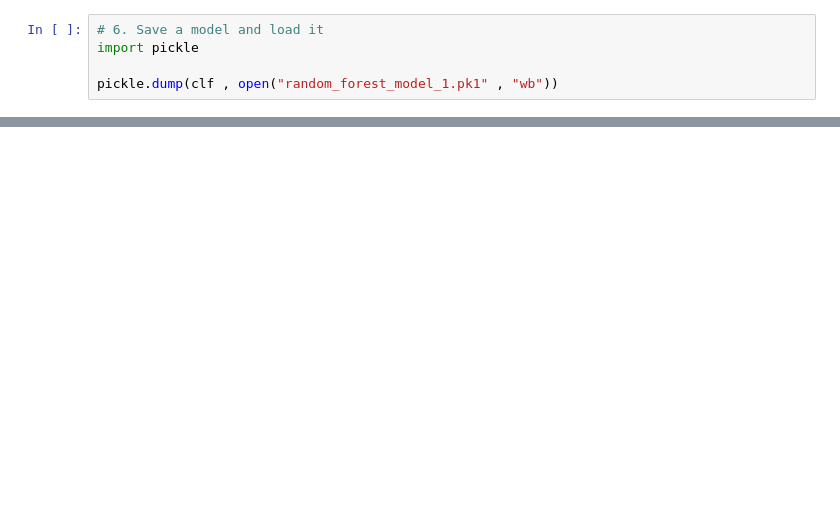
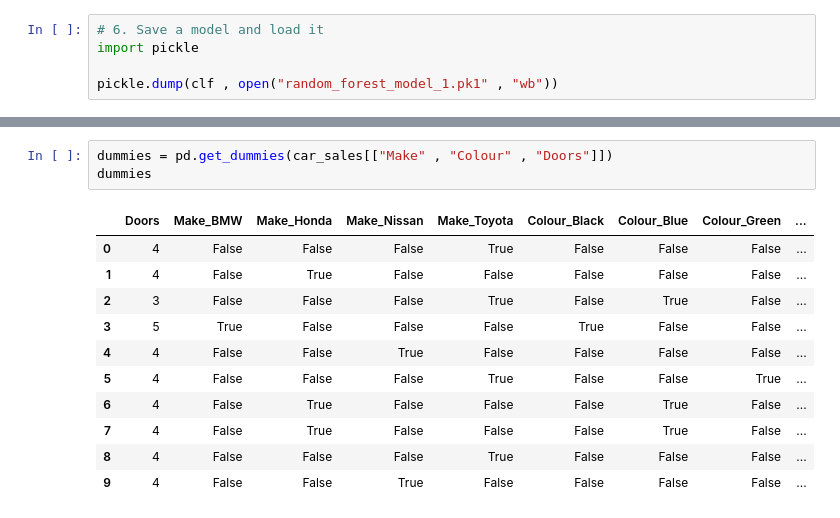
Before and after one commit to kuheli31/AIML, a Jupyter notebook: Scikit-Learn.ipynb, the cells around one changed output, grey strips where cells are left out. Drawn from its saved outputs; the diff is of its cells as text; blank space fills up the shorter version.

```diff
--- a/Scikit-Learn.ipynb
+++ b/Scikit-Learn.ipynb
@@ -185,0 +358,15 @@ loaded_model.score(X_test , y_test)
+# %%
+dummies = pd.get_dummies(car_sales[["Make" , "Colour" , "Doors"]])
+dummies
+# %% [output]
+|  | Doors | Make_BMW | Make_Honda | Make_Nissan | Make_Toyota | Colour_Black | Colour_Blue | Colour_Green | ... |
+| 0 | 4 | False | False | False | True | False | False | False | ... |
+| 1 | 4 | False | True | False | False | False | False | False | ... |
+| 2 | 3 | False | False | False | True | False | True | False | ... |
+| 3 | 5 | True | False | False | False | True | False | False | ... |
+| 4 | 4 | False | False | True | False | False | False | False | ... |
+| 5 | 4 | False | False | False | True | False | False | True | ... |
+| 6 | 4 | False | True | False | False | False | True | False | ... |
+| 7 | 4 | False | True | False | False | False | True | False | ... |
+| 8 | 4 | False | False | False | True | False | False | False | ... |
+| 9 | 4 | False | False | True | False | False | False | False | ... |
```
Also changed, not shown: parts of 187 cells of this notebook, 7 other files.
